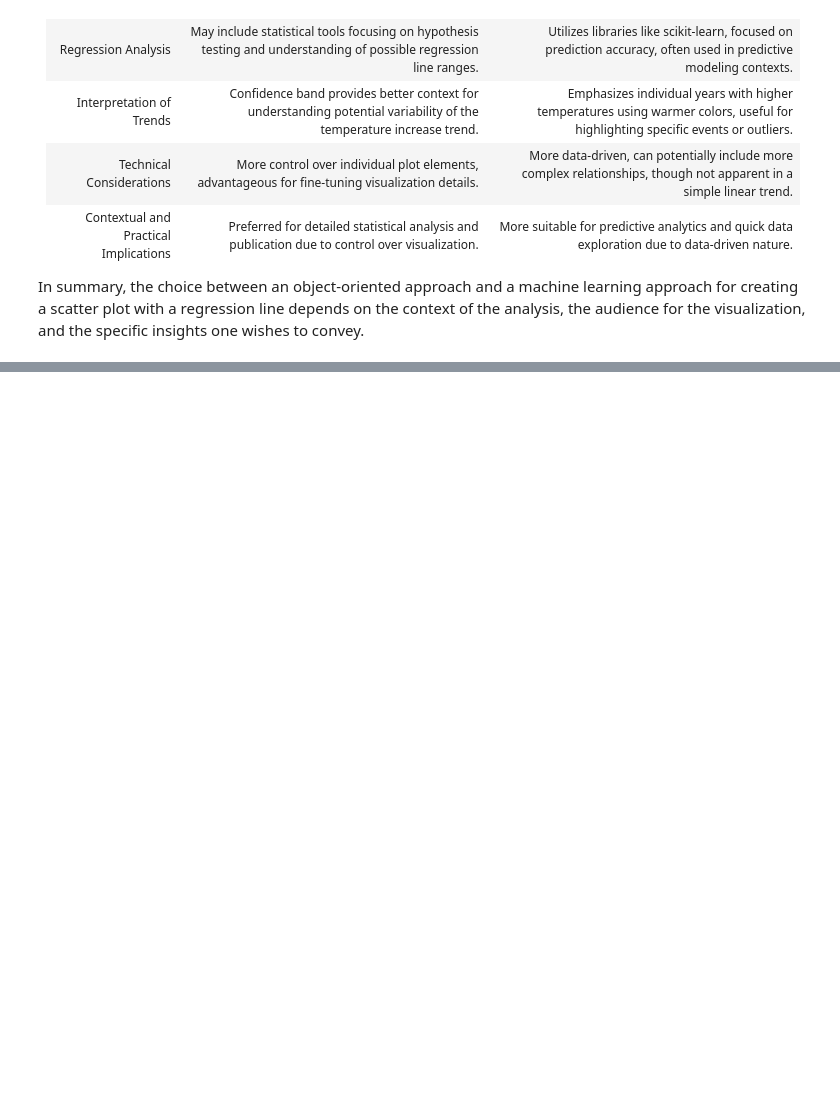
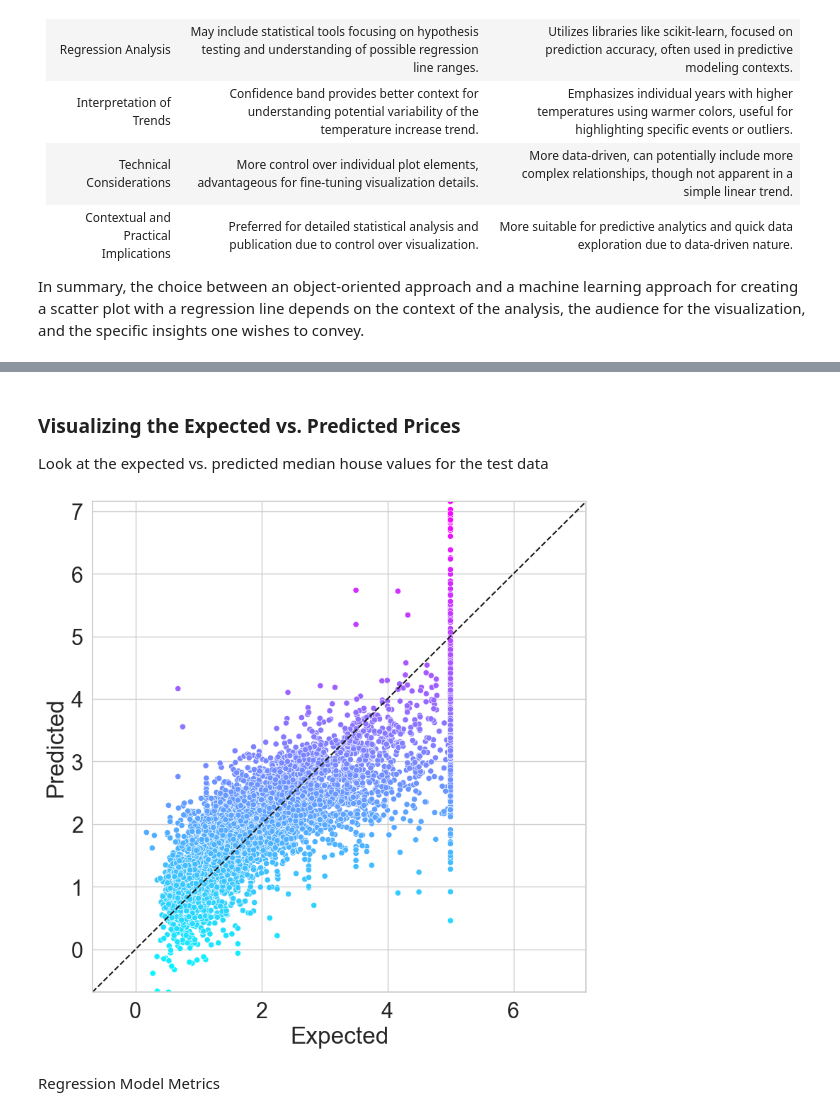
Before and after one commit to tfmontague/datafun-07-applied, a Jupyter notebook: tmontague_ml.ipynb, the cells around one changed output, grey strips where cells are left out. Saved outputs shown, nothing was run; the diff lists cells and outputs as text; code cells hidden in the pictures; blank space fills up the shorter version.

```diff
--- a/tmontague_ml.ipynb
+++ b/tmontague_ml.ipynb
@@ -302,0 +437,7 @@ In summary, the choice between an object-oriented approach and a machine learnin
+# %%
+from sklearn.model_selection import train_test_split
+
+X_train, X_test, y_train, y_test = train_test_split(
+    california.data, california.target, random_state=11)
+
+X_train.shape
@@ -302,0 +453,6 @@ In summary, the choice between an object-oriented approach and a machine learnin
+# %%
+# Create a LinearRegression estimator and invoke its fit method to train the estimator using X_train and y_train
+from sklearn.linear_model import LinearRegression
+
+linear_regression = LinearRegression()
+linear_regression.fit(X=X_train, y=y_train)
@@ -302,0 +477,4 @@ In summary, the choice between an object-oriented approach and a machine learnin
+# %%
+# Store the array of predictions in predicted and the array of expected values in expected
+predicted = linear_regression.predict(X_test)
+expected = y_test
@@ -302,0 +497,24 @@ In summary, the choice between an object-oriented approach and a machine learnin
+# %% [markdown]
+### Visualizing the Expected vs. Predicted Prices
+Look at the expected vs. predicted median house values for the test data
+# %%
+# Creating dataframe containing columns for expected and predicted values
+df = pd.DataFrame()
+df['Expected'] = pd.Series(expected)
+df['Predicted'] = pd.Series(predicted)
+
+# Plotting the data as a scatter plot with the expected (target) prices along the x-axis and the predicted prices along the y-axis
+figure = plt.figure(figsize=(9, 9))
+axes = sns.scatterplot(data=df, x='Expected', y='Predicted',
+    hue='Predicted', palette='cool', legend=False)
+
+# Setting the x- and y-axes’ limits to use the same scale along both axes
+start = min(expected.min(), predicted.min())
+end = max(expected.max(), predicted.max())
+axes.set_xlim(start, end)
+axes.set_ylim(start, end)
+line = plt.plot([start, end], [start, end], 'k--')
+# %% [output]
+[figure, added]
+# %% [markdown]
+Regression Model Metrics
```
Also changed, not shown: parts of 33 cells of this notebook, 1 other file.
